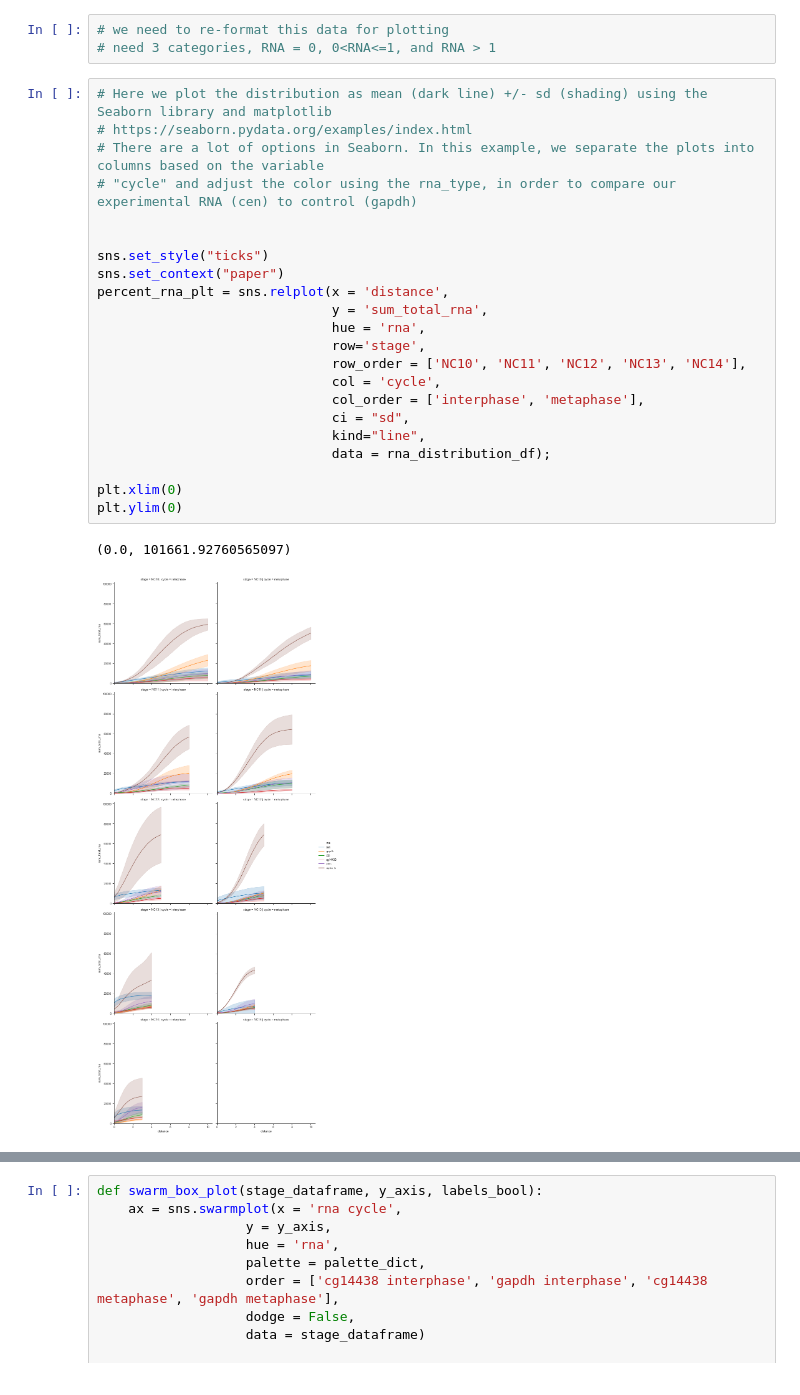
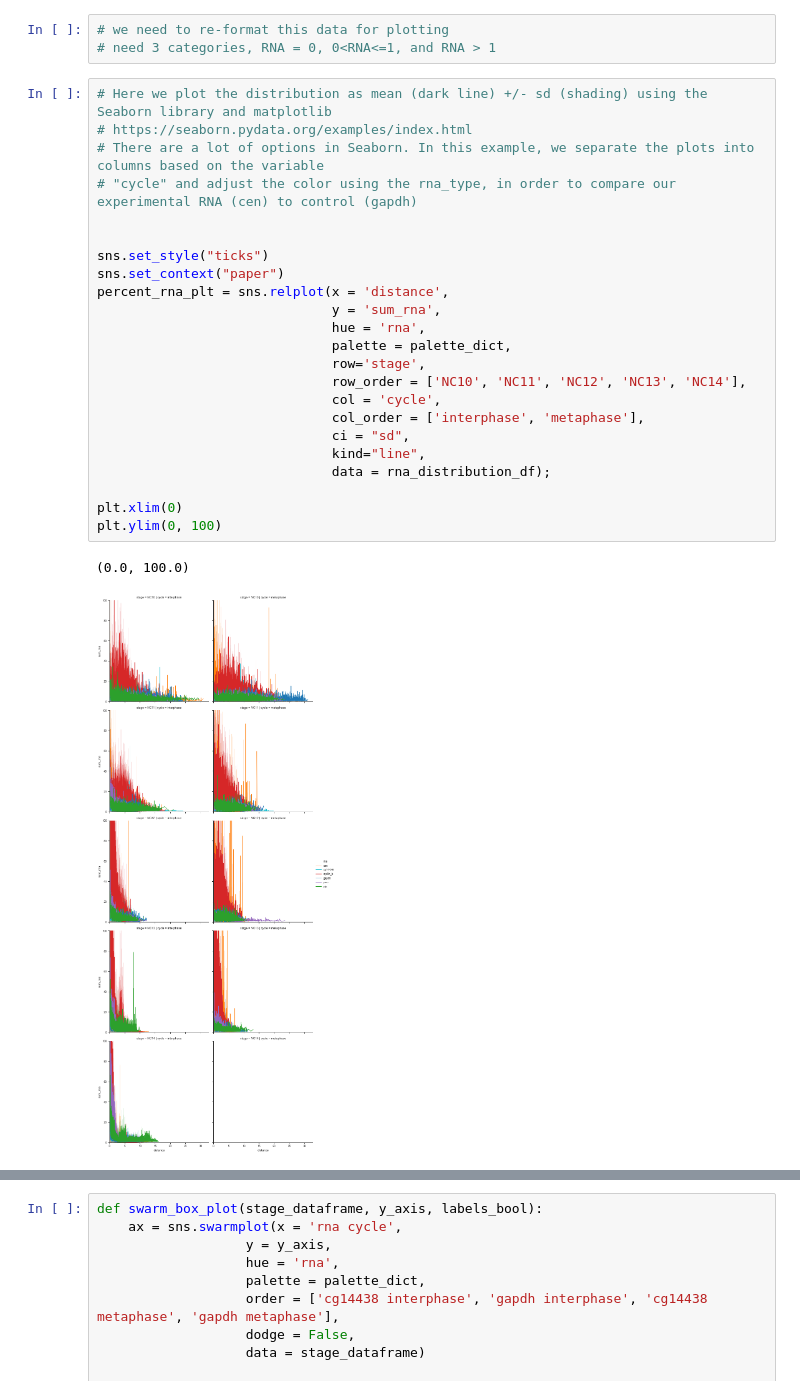
Before and after one commit to pearlryder/rna-at-centrosomes, a Jupyter notebook: pipeline/resubmission-embryo-pipeline.ipynb, the cells around one changed output, grey strips where cells are left out. Drawn from its saved outputs; the diff is of its cells as text.

```diff
--- a/pipeline/resubmission-embryo-pipeline.ipynb
+++ b/pipeline/resubmission-embryo-pipeline.ipynb
@@ -269,28 +269,29 @@ rna_distribution_df.head(10)
 # %%
 # Here we plot the distribution as mean (dark line) +/- sd (shading) using the Seaborn library and matplotlib
 # https://seaborn.pydata.org/examples/index.html
 # There are a lot of options in Seaborn. In this example, we separate the plots into columns based on the variable
 # "cycle" and adjust the color using the rna_type, in order to compare our experimental RNA (cen) to control (gapdh)
 
 
 sns.set_style("ticks")
 sns.set_context("paper")
 percent_rna_plt = sns.relplot(x = 'distance',
-                              y = 'sum_total_rna',
+                              y = 'sum_rna',
                               hue = 'rna',
+                              palette = palette_dict,
                               row='stage',
                               row_order = ['NC10', 'NC11', 'NC12', 'NC13', 'NC14'],
                               col = 'cycle',
                               col_order = ['interphase', 'metaphase'],
                               ci = "sd",
                               kind="line",
                               data = rna_distribution_df);
 
 plt.xlim(0)
-plt.ylim(0)
+plt.ylim(0, 100)
 # %% [output]
-(0.0, 101661.92760565097)
+(0.0, 100.0)
-[figure, old version]
+[figure, new version]
 # %%
 def line_plot(rna_dataframe, y_axis, labels_bool):
     sns.set_style("ticks")
```
Also changed, not shown: parts of 15 cells of this notebook, 1 other file.
